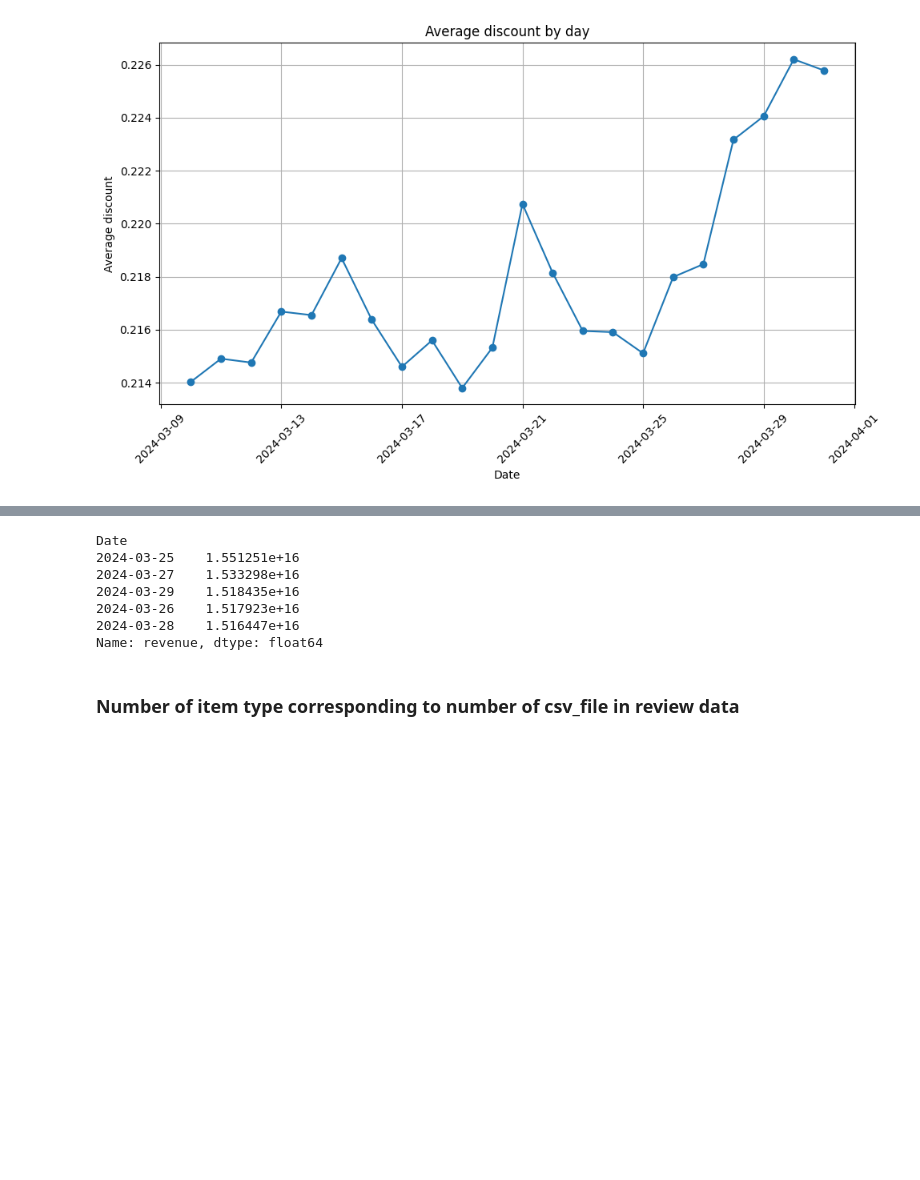
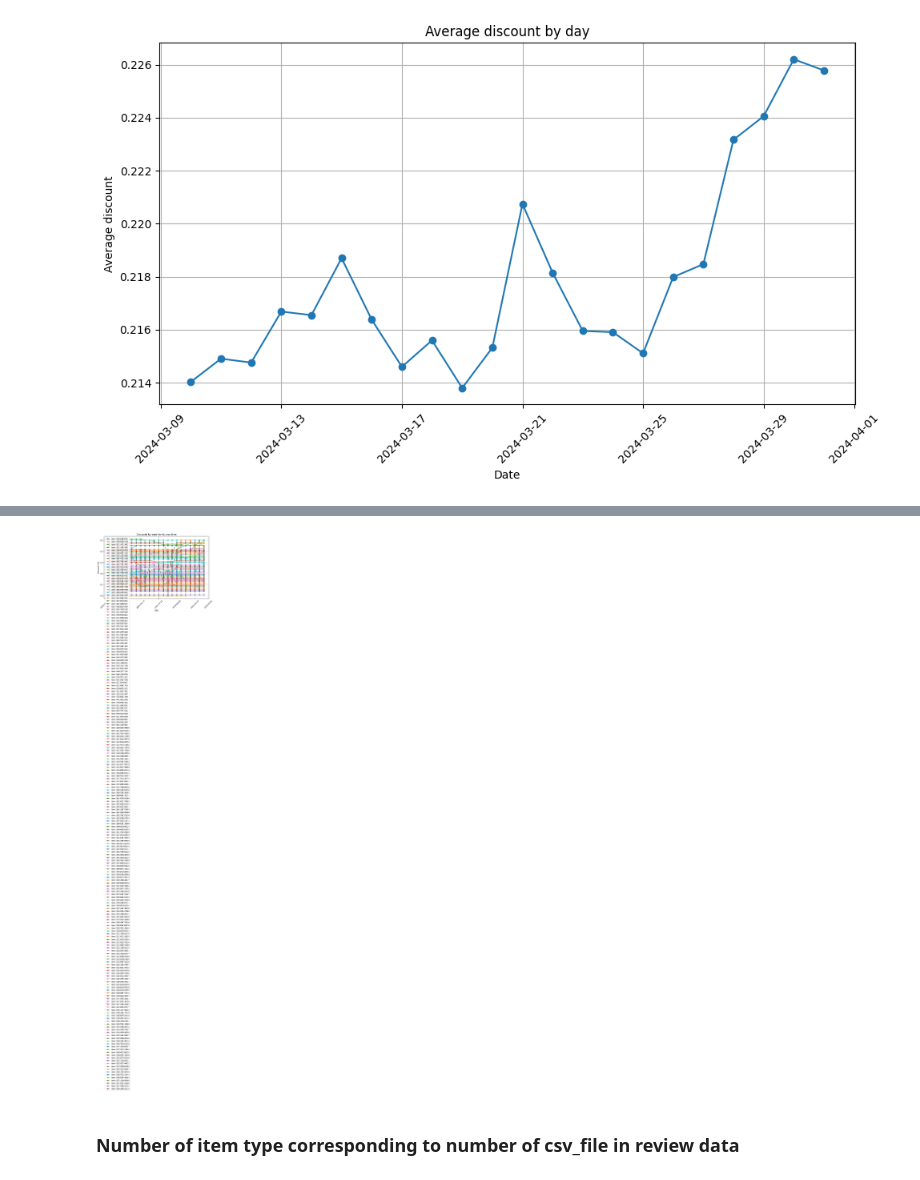
Before and after one commit to ntrami/DataGenius-Test, a Jupyter notebook: datagenius-test.ipynb, the cells around one changed output, grey strips where cells are left out. Saved outputs shown, nothing was run; the diff lists cells and outputs as text; code cells hidden in the pictures; blank space fills up the shorter version.

```diff
--- a/datagenius-test.ipynb
+++ b/datagenius-test.ipynb
@@ -249,29 +285,19 @@ plt.show()
 # %%
-df = shopeeDf,copy()
+df = shopeeDf.copy()
 
-# Chuyển cột 'Date' sang kiểu datetime
-df['Date'] = pd.to_datetime(df['Date'])
-
-# Vẽ biểu đồ
 plt.figure(figsize=(10, 6))
 for product_id, group in df.groupby('itemid'):
-    plt.plot(group['Date'], group['discount'], marker='o', linestyle='-', label=f'Product {product_id}')
+    plt.plot(group['Date'], group['discount'], marker='o', linestyle='-', label=f'Item {product_id}')
 
-plt.title('Giảm giá cho từng sản phẩm theo thời gian')
-plt.xlabel('Ngày')
-plt.ylabel('Giảm giá (%)')
+plt.title('Discounts for each itemid over time')
+plt.xlabel('Data')
+plt.ylabel('Discount (%)')
 plt.legend()
 plt.grid(True)
 plt.xticks(rotation=45)
 plt.tight_layout()
 # %% [output]
-Date
-2024-03-25    1.551251e+16
-2024-03-27    1.533298e+16
-2024-03-29    1.518435e+16
-2024-03-26    1.517923e+16
-2024-03-28    1.516447e+16
-Name: revenue, dtype: float64
+[figure, added]
 # %% [markdown]
 ### Number of item type corresponding to number of csv_file in review data
 # %%
```
Also changed, not shown: parts of 11 cells of this notebook.
